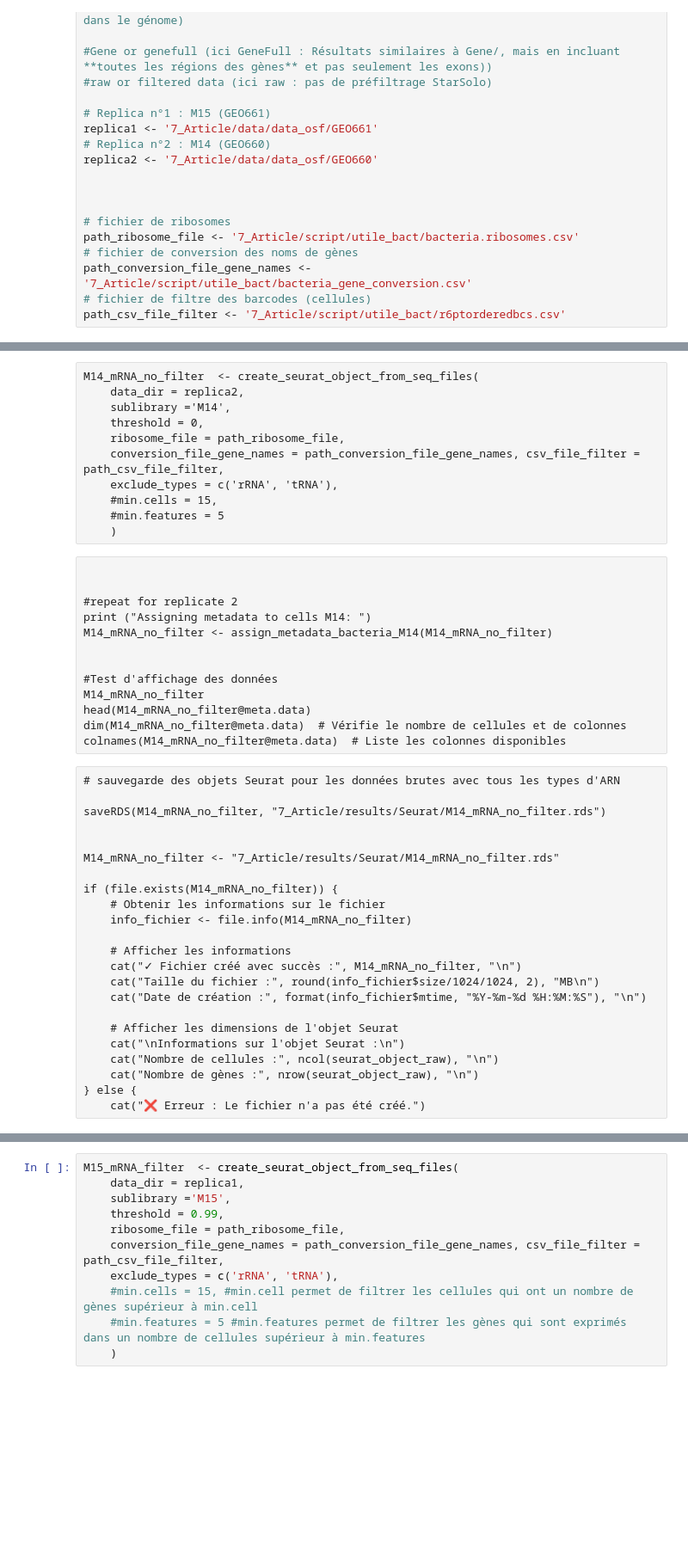
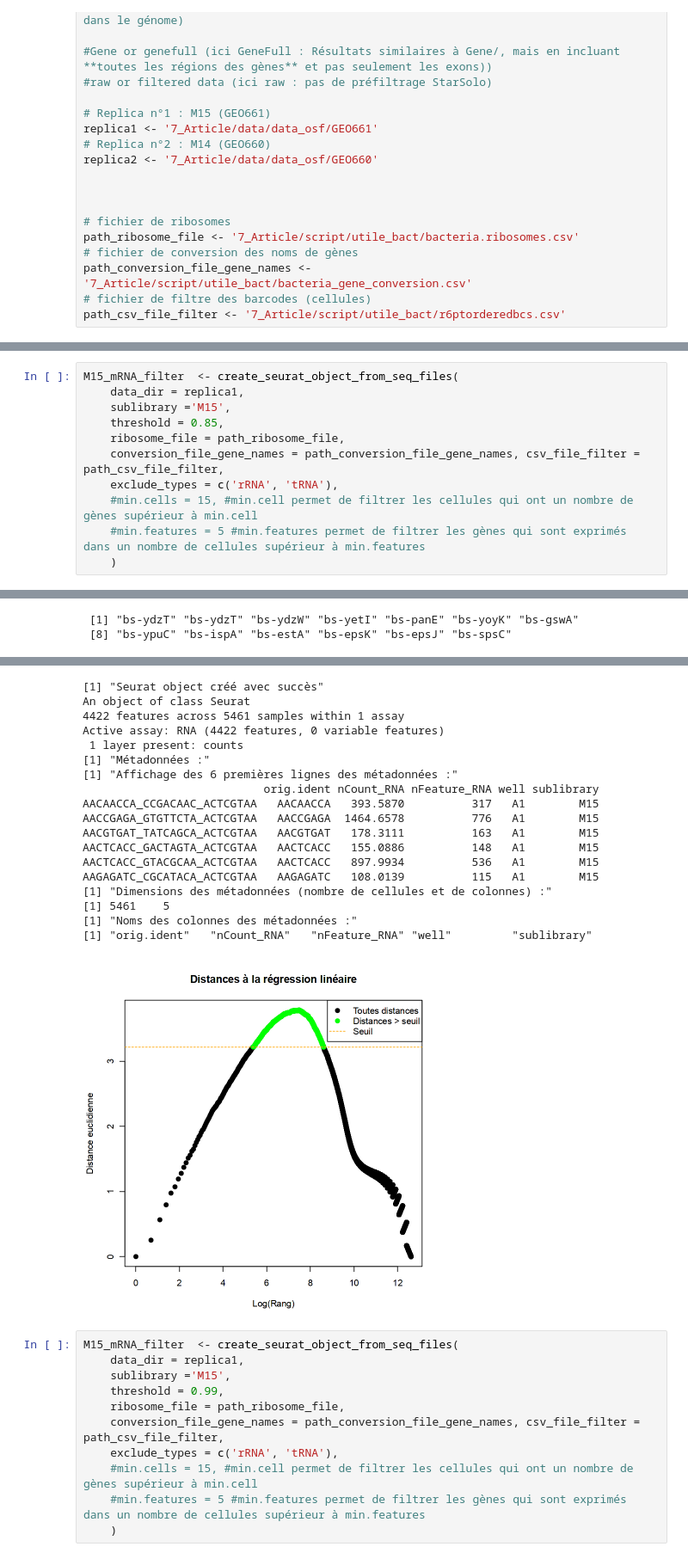
Before and after one commit to vgoupille/DOL_scRNAseq, a Jupyter notebook: 7_Article/script/3_analyse_no_normalisation.ipynb, the cells around one changed output, grey strips where cells are left out. Shown at 86% size. Drawn from its saved outputs; the diff is of its cells as text; blank space fills up the shorter version.

```diff
--- a/7_Article/script/3_analyse_no_normalisation.ipynb
+++ b/7_Article/script/3_analyse_no_normalisation.ipynb
@@ -200,47 +154,12 @@ if (file.exists(M15_mRNA_no_filter)) {
-# %% [raw]
-M14_mRNA_no_filter  <- create_seurat_object_from_seq_files(
-    data_dir = replica2,
-    sublibrary ='M14',
-    threshold = 0,
-    ribosome_file = path_ribosome_file,
-    conversion_file_gene_names = path_conversion_file_gene_names, csv_file_filter = path_csv_file_filter,
-    exclude_types = c('rRNA', 'tRNA'),
-    #min.cells = 15,
-    #min.features = 5
-    )
-# %% [raw]
-
-
-#repeat for replicate 2
-print ("Assigning metadata to cells M14: ")
-M14_mRNA_no_filter <- assign_metadata_bacteria_M14(M14_mRNA_no_filter)
-
-
-#Test d'affichage des données
-M14_mRNA_no_filter
-head(M14_mRNA_no_filter@meta.data)
-dim(M14_mRNA_no_filter@meta.data)  # Vérifie le nombre de cellules et de colonnes
-colnames(M14_mRNA_no_filter@meta.data)  # Liste les colonnes disponibles
-# %% [raw]
-# sauvegarde des objets Seurat pour les données brutes avec tous les types d'ARN
-
-saveRDS(M14_mRNA_no_filter, "7_Article/results/Seurat/M14_mRNA_no_filter.rds")
-
-
-M14_mRNA_no_filter <- "7_Article/results/Seurat/M14_mRNA_no_filter.rds"
-
-if (file.exists(M14_mRNA_no_filter)) {
-    # Obtenir les informations sur le fichier
-    info_fichier <- file.info(M14_mRNA_no_filter)
-
-    # Afficher les informations
-    cat("✓ Fichier créé avec succès :", M14_mRNA_no_filter, "\n")
-    cat("Taille du fichier :", round(info_fichier$size/1024/1024, 2), "MB\n")
-    cat("Date de création :", format(info_fichier$mtime, "%Y-%m-%d %H:%M:%S"), "\n")
-
-    # Afficher les dimensions de l'objet Seurat
-    cat("\nInformations sur l'objet Seurat :\n")
-    cat("Nombre de cellules :", ncol(seurat_object_raw), "\n")
-    cat("Nombre de gènes :", nrow(seurat_object_raw), "\n")
-} else {
-    cat("❌ Erreur : Le fichier n'a pas été créé.")
+# %%
+M15_mRNA_filter  <- create_seurat_object_from_seq_files(
+    data_dir = replica1,
+    sublibrary ='M15',
+    threshold = 0.85,
+    ribosome_file = path_ribosome_file,
+    conversion_file_gene_names = path_conversion_file_gene_names, csv_file_filter = path_csv_file_filter,
+    exclude_types = c('rRNA', 'tRNA'),
+    #min.cells = 15, #min.cell permet de filtrer les cellules qui ont un nombre de gènes supérieur à min.cell
+    #min.features = 5 #min.features permet de filtrer les gènes qui sont exprimés dans un nombre de cellules supérieur à min.features
+    )
+# %% [output]
@@ -246,0 +169,2 @@ if (file.exists(M14_mRNA_no_filter)) {
+ [1] "bs-ydzT" "bs-ydzT" "bs-ydzW" "bs-yetI" "bs-panE" "bs-yoyK" "bs-gswA"
+ [8] "bs-ypuC" "bs-ispA" "bs-estA" "bs-epsK" "bs-epsJ" "bs-spsC"
@@ -247,3 +175,22 @@ if (file.exists(M14_mRNA_no_filter)) {
+[1] "Seurat object créé avec succès"
+An object of class Seurat
+4422 features across 5461 samples within 1 assay
+Active assay: RNA (4422 features, 0 variable features)
+ 1 layer present: counts
+[1] "Métadonnées :"
+[1] "Affichage des 6 premières lignes des métadonnées :"
+                           orig.ident nCount_RNA nFeature_RNA well sublibrary
+AACAACCA_CCGACAAC_ACTCGTAA   AACAACCA   393.5870          317   A1        M15
+AACCGAGA_GTGTTCTA_ACTCGTAA   AACCGAGA  1464.6578          776   A1        M15
+AACGTGAT_TATCAGCA_ACTCGTAA   AACGTGAT   178.3111          163   A1        M15
+AACTCACC_GACTAGTA_ACTCGTAA   AACTCACC   155.0886          148   A1        M15
+AACTCACC_GTACGCAA_ACTCGTAA   AACTCACC   897.9934          536   A1        M15
+AAGAGATC_CGCATACA_ACTCGTAA   AAGAGATC   108.0139          115   A1        M15
+[1] "Dimensions des métadonnées (nombre de cellules et de colonnes) :"
+[1] 5461    5
+[1] "Noms des colonnes des métadonnées :"
+[1] "orig.ident"   "nCount_RNA"   "nFeature_RNA" "well"         "sublibrary"
+[figure, added]
 # %%
 M15_mRNA_filter  <- create_seurat_object_from_seq_files(
     data_dir = replica1,
```
Also changed, not shown: parts of 6 cells of this notebook, 4 other files.
